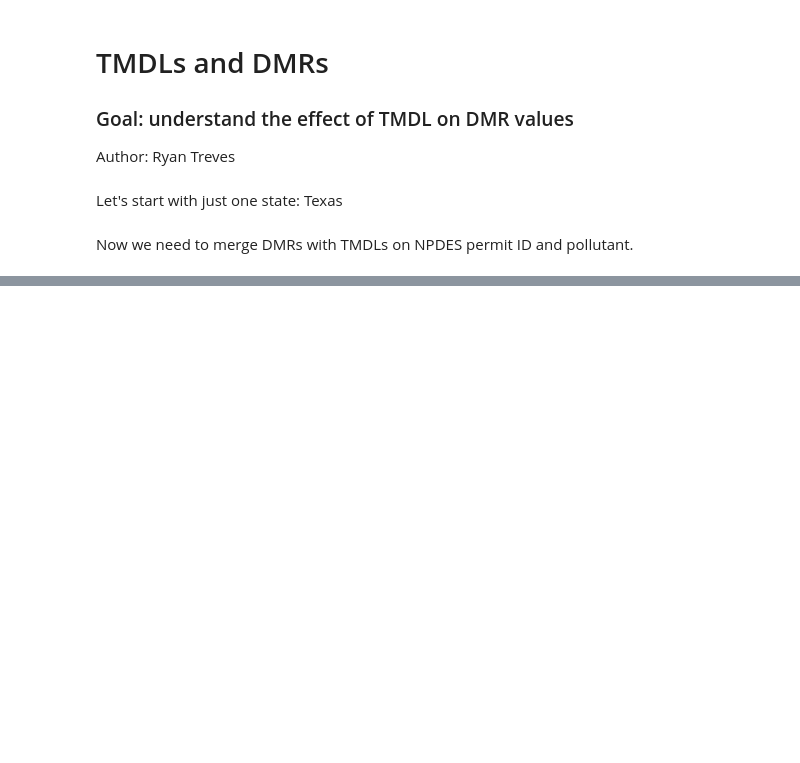
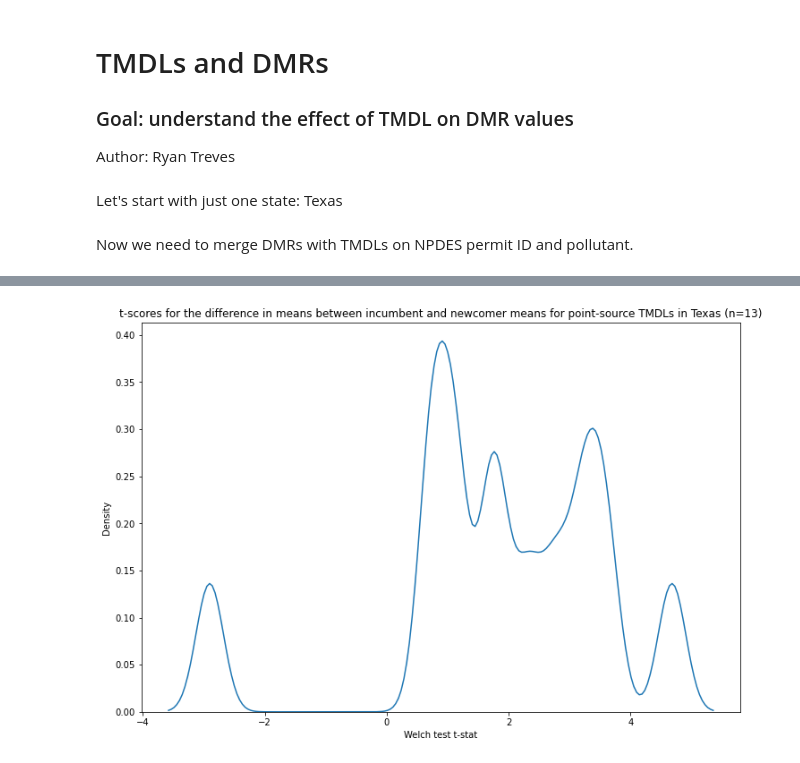
Before and after one commit to reglab/TMDLs_archived, a Jupyter notebook: TMDLs_and_DMRs.ipynb, the cells around one changed output, grey strips where cells are left out. Drawn from its saved outputs; the diff is of its cells as text; code cells hidden in the pictures; blank space fills up the shorter version.

Commit message:
Restructured to compare newcomers to incumbents

```diff
--- a/TMDLs_and_DMRs.ipynb
+++ b/TMDLs_and_DMRs.ipynb
@@ -188,3 +188,9 @@ summary_stats_pivotted
 |  |  | C3 | 9.238095 | NaN | 0.981720 | ... |
 | 64680 | E. coli | C2 | 3.316681 | 10.982237 | 0.239203 | ... |
 |  |  | C3 | 47.025564 | 1653.198160 | 13.686803 | ... |
+# %%
+plt.figure(figsize=(12,8))
+sns.kdeplot(summary_stats_pivotted['Welch test t-stat'], bw_adjust=0.2);
+plt.title('t-scores for the difference in means between incumbent and newcomer means for point-source TMDLs in Texas (n=13)');
+# %% [output]
+[figure, added]
```
